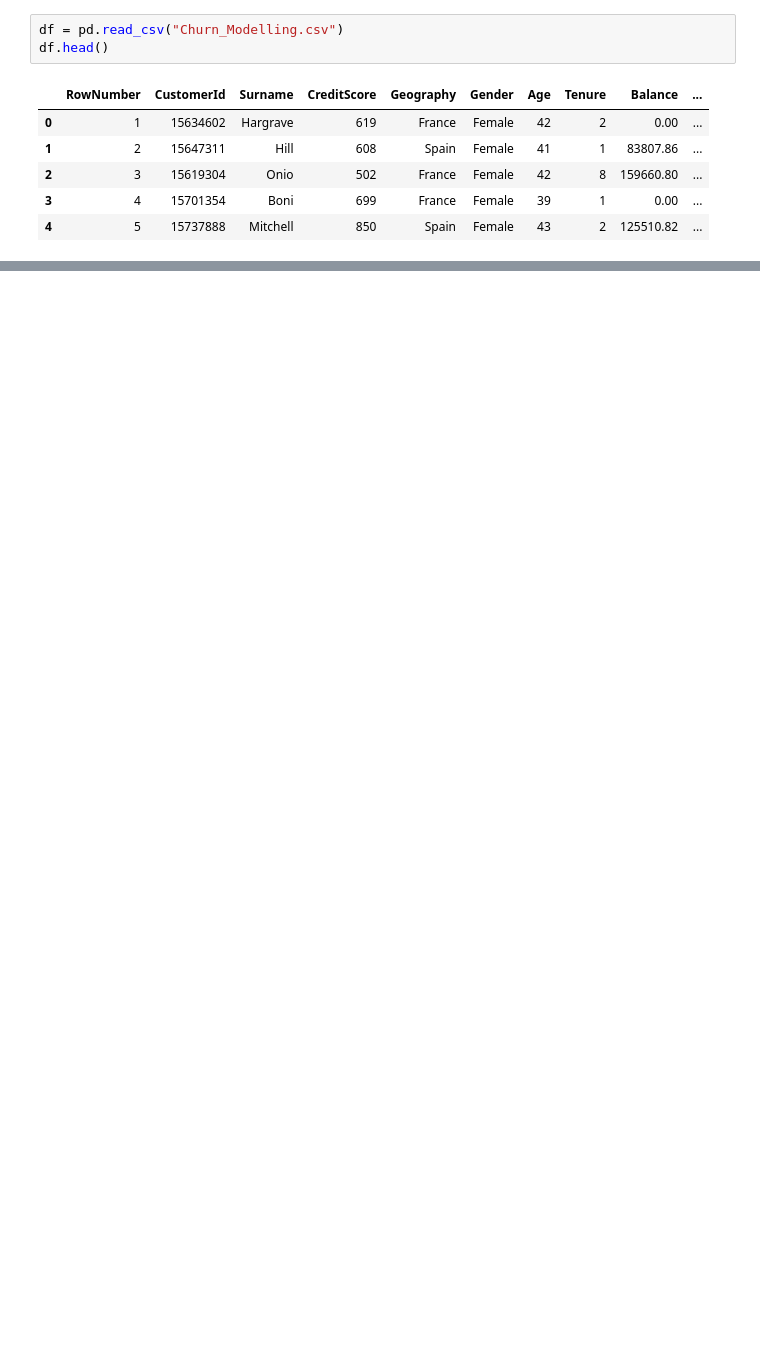
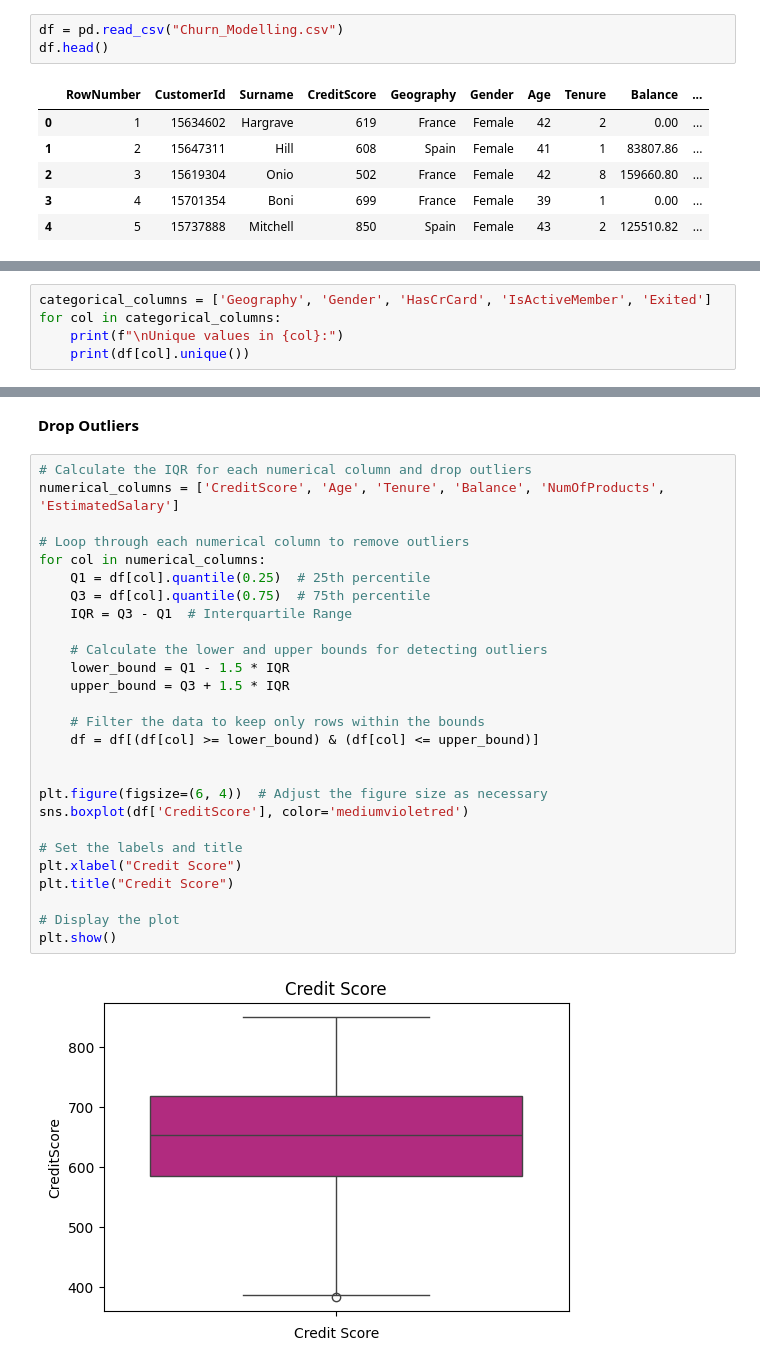
Before and after one commit to zayed95/churn_prediction, a Jupyter notebook: python_code.ipynb, the cells around one changed output, grey strips where cells are left out. Cells and saved outputs as stored; diff of their text form; blank space fills up the shorter version.

```diff
--- a/python_code.ipynb
+++ b/python_code.ipynb
@@ -62,0 +88,5 @@ this dataset has no duplicated rows
+# %%
+categorical_columns = ['Geography', 'Gender', 'HasCrCard', 'IsActiveMember', 'Exited']
+for col in categorical_columns:
+    print(f"\nUnique values in {col}:")
+    print(df[col].unique())
@@ -89,0 +230,31 @@ plt.tight_layout()
+# %% [markdown]
+**Drop Outliers**
+# %%
+# Calculate the IQR for each numerical column and drop outliers
+numerical_columns = ['CreditScore', 'Age', 'Tenure', 'Balance', 'NumOfProducts', 'EstimatedSalary']
+
+# Loop through each numerical column to remove outliers
+for col in numerical_columns:
+    Q1 = df[col].quantile(0.25)  # 25th percentile
+    Q3 = df[col].quantile(0.75)  # 75th percentile
+    IQR = Q3 - Q1  # Interquartile Range
+
+    # Calculate the lower and upper bounds for detecting outliers
+    lower_bound = Q1 - 1.5 * IQR
+    upper_bound = Q3 + 1.5 * IQR
+
+    # Filter the data to keep only rows within the bounds
+    df = df[(df[col] >= lower_bound) & (df[col] <= upper_bound)]
+
+
+plt.figure(figsize=(6, 4))  # Adjust the figure size as necessary
+sns.boxplot(df['CreditScore'], color='mediumvioletred')
+
+# Set the labels and title
+plt.xlabel("Credit Score")
+plt.title("Credit Score")
+
+# Display the plot
+plt.show()
+# %% [output]
+[figure, added]
```
Also changed, not shown: parts of 59 cells of this notebook.
